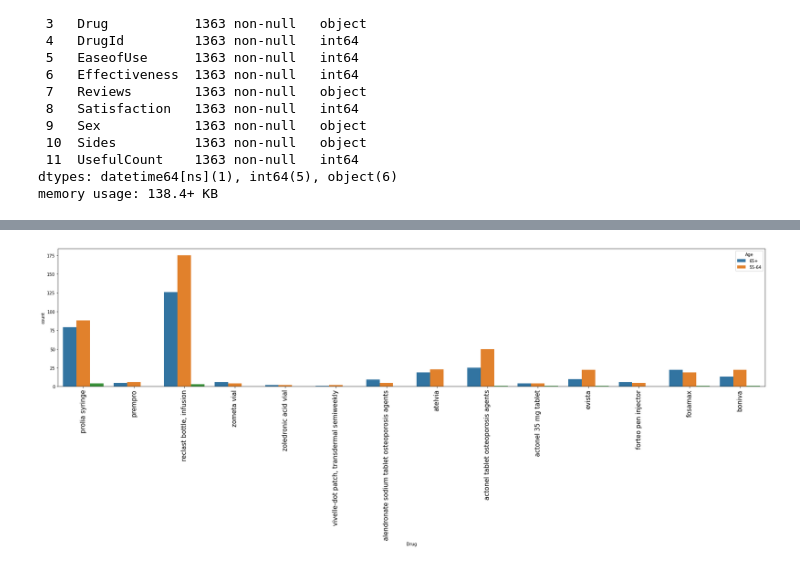
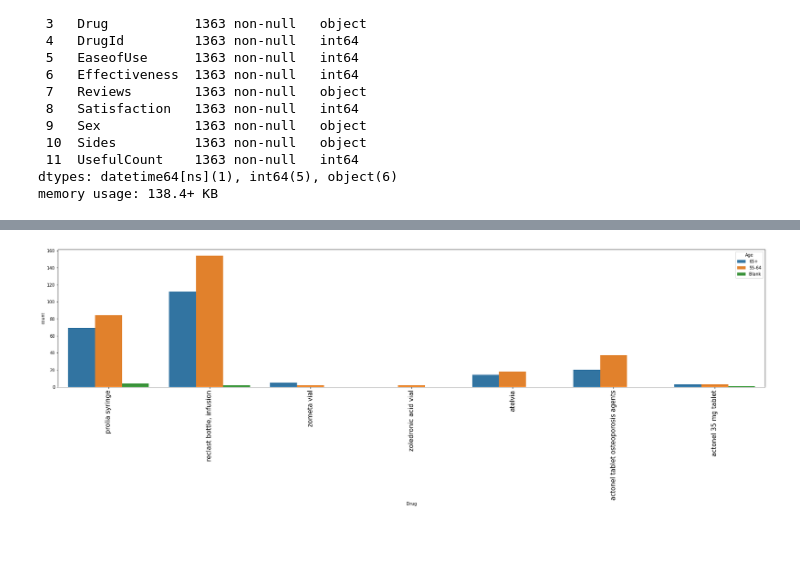
Before and after one commit to woonsupkim/DrugReview, a Jupyter notebook: EDA.ipynb, the cells around one changed output, grey strips where cells are left out. Drawn from its saved outputs; the diff is of its cells as text; code cells hidden in the pictures; blank space fills up the shorter version.

```diff
--- a/EDA.ipynb
+++ b/EDA.ipynb
@@ -127,2 +98,3 @@ new_df["Drug"].unique().size
 # %%
-df_ost = df.loc[df['Condition'].str.contains("Osteoporosis", case=False)]
+df_ost = df[df['Condition'] == "Osteoporosis"]
+df_ost['Year'] = df_ost['Date'].dt.year
@@ -176,4 +126,5 @@ array(['25-34', '45-54', '65-74', '75 or over', '55-64', '35-44', ' ',
 # %%
+#Recoding Age
 df_ost["Age"] = df_ost["Age"].replace(
-    ["25-34","45-54","65-74","75 or over","55-64","35-44","19-24","13-18","7-12"],
-    ["25-34","45-54", "65-74", "75+", "55-64", "35-44", "19-24", "13-18", "7-12"])
+    ["25-34","45-54","65-74","75 or over","55-64","35-44","19-24","13-18","7-12", ""],
+    ["25-34","45-54", "65-74", "75+", "55-64", "35-44", "19-24", "13-18", "7-12", "Blank"])
@@ -206,6 +204,6 @@ for age in df_ost['Age']:
     elif age == '75+':
         bin_age.append('65+')
     else:
-        bin_age.append('')
+        bin_age.append('Blank')
 
 df_ost['Age'] = bin_age
@@ -264,12 +221,0 @@ Drug
-# %%
-tmp = []
-
-for drugs in df_ost['Drug']:
-    if drugs in Drug:
-        tmp.append(1)
-    else:
-        tmp.append(0)
-
-df_ost['temp'] = tmp
-df_ost.drop(df_ost.index[df_ost['temp'] == 0], inplace = True)
-df_ost
@@ -468,12 +249,12 @@ plt.setp(sns_count.get_xticklabels(), rotation=90, fontsize = 15);
 # %%
-df_ost_female_45 = df_ost_female[df_ost_female['Age'] != '0-54']
+df_ost_female_45 = df_ost[df_ost['Sex'] == 'Female'][df_ost[df_ost['Sex'] == 'Female']['Age'] != '0-54']
 
 fig, ax = plt.subplots()
 fig.set_size_inches(30,6)
 sns_count = sns.countplot(x = 'Drug', hue = 'Age', data = df_ost_female_45)
 plt.setp(sns_count.get_xticklabels(), rotation=90, fontsize = 15);
 # %% [output]
-[figure, old version]
+[figure, new version]
 # %%
 fig, ax = plt.subplots()
 fig.set_size_inches(30,6)
```
Also changed, not shown: parts of 62 cells of this notebook.
